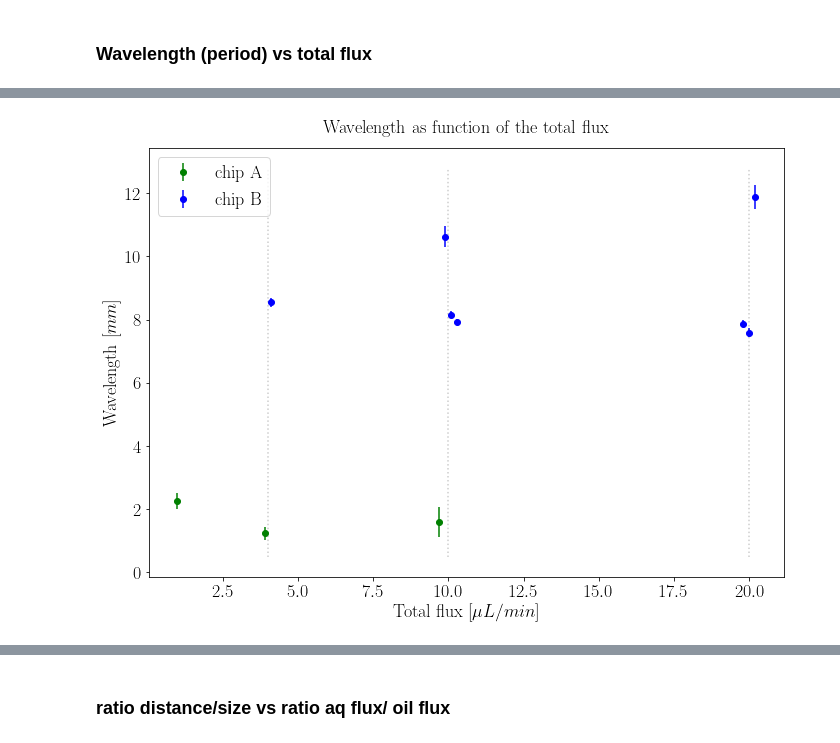
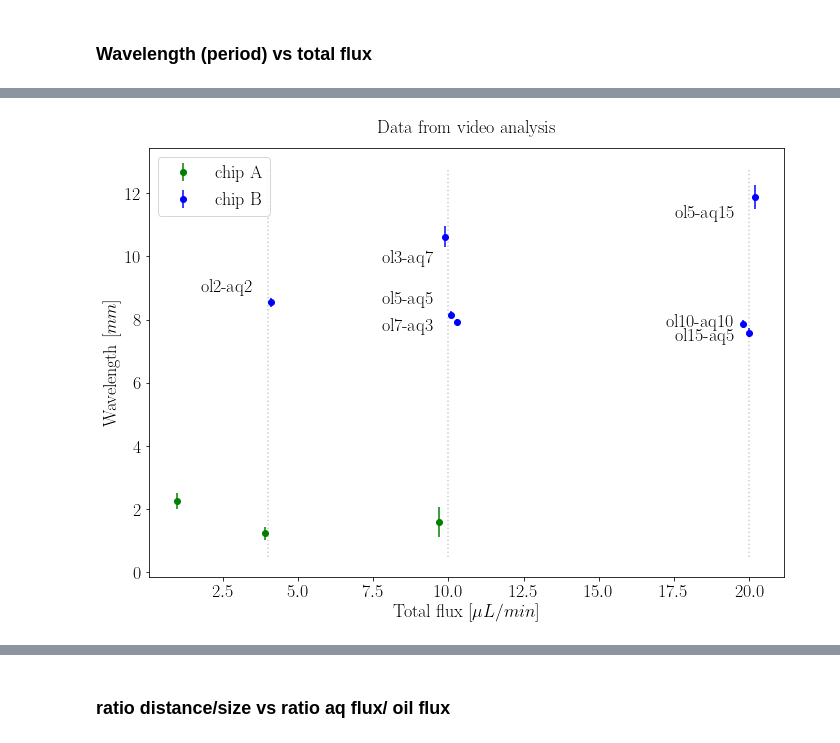
Before and after one commit to AlessandroLovo/T-junction, a Jupyter notebook: T-data/Results/Finisher_Rev2.ipynb, the cells around one changed output, grey strips where cells are left out. Cells and saved outputs as stored; diff of their text form; code cells hidden in the pictures.

```diff
--- a/T-data/Results/Finisher_Rev2.ipynb
+++ b/T-data/Results/Finisher_Rev2.ipynb
@@ -285,20 +285,20 @@ I_A_velocity_n = np.array(ufloat_converter(np.array(df_reader(label_I_A, 'veloci
 
 # fluxes --------------------------------------------------
 # electronic - chip B
-Flux_aq_E_B  = np.array(label_E_B[:,4]).astype(float)
-Flux_ol_E_B  = np.array(label_E_B[:,5]).astype(float)
+Flux_aq_E_B  = np.array(label_E_B[:,5]).astype(float)
+Flux_ol_E_B  = np.array(label_E_B[:,4]).astype(float)
 Flux_tot_E_B = Flux_aq_E_B + Flux_ol_E_B
 # electronic - chip A
-Flux_aq_E_A  = np.array(label_E_A[:,4]).astype(float)
-Flux_ol_E_A  = np.array(label_E_A[:,5]).astype(float)
+Flux_aq_E_A  = np.array(label_E_A[:,5]).astype(float)
+Flux_ol_E_A  = np.array(label_E_A[:,4]).astype(float)
 Flux_tot_E_A = Flux_aq_E_A + Flux_ol_E_A
 # image - chip B
-Flux_aq_I_B  = np.array(label_I_B[:,4]).astype(float)
-Flux_ol_I_B  = np.array(label_I_B[:,5]).astype(float)
+Flux_aq_I_B  = np.array(label_I_B[:,5]).astype(float)
+Flux_ol_I_B  = np.array(label_I_B[:,4]).astype(float)
 Flux_tot_I_B = Flux_aq_I_B + Flux_ol_I_B
 # image - chip A
-Flux_aq_I_A  = np.array(label_I_A[:,4]).astype(float)
-Flux_ol_I_A  = np.array(label_I_A[:,5]).astype(float)
+Flux_aq_I_A  = np.array(label_I_A[:,5]).astype(float)
+Flux_ol_I_A  = np.array(label_I_A[:,4]).astype(float)
 Flux_tot_I_A = Flux_aq_I_A + Flux_ol_I_A
 # %% [output]
 2-12_B-ol10-aq10_e.csv  Temporal distance 1      YES
@@ -346,0 +373,4 @@ plt.show()
+# %%
+print('ol \t aq \t lambda')
+for i in list(zip(Flux_ol_I_B, Flux_aq_I_B, I_B_wavelength)):
+    print(i)
@@ -347,19 +386,24 @@ plt.show()
 # %%
 fig = plt.figure(figsize=(10,7.5))
 
 ax = fig.add_subplot()
 ax.set_xlabel('Total flux $[\mu L/min]$')
 ax.set_ylabel('Wavelength $[mm]$')
 
 dm = uplt.DataMisaligner(x_misalignment=0.2)
 
 dm.add(Flux_tot_I_A, I_A_wavelength, ax = ax,  fmt='o', alpha = 1., color='green', label = 'chip A')
 dm.add(Flux_tot_I_B, I_B_wavelength, ax = ax,  fmt='o', alpha = 1., color='blue', label = 'chip B')
 dm.plot(ax)
 
+a = 0.9
+for i in range(len(I_B_wavelength)):
+    ax.annotate(f'ol{Flux_ol_I_B[i] :.0f}-aq{Flux_aq_I_B[i] :.0f}',
+                (Flux_tot_I_B[i] - 0.5, I_B_wavelength[i].n + np.random.uniform(-a,a)), horizontalalignment='right')
+
 ax.legend(loc='best')
-plt.title('Wavelength as function of the total flux', loc='center', pad=15)
+plt.title('Data from video analysis', loc='center', pad=15)
 fig.tight_layout()
 plt.show()
 # %% [output]
-[figure, old version]
+[figure, new version]
```
Also changed, not shown: parts of 22 cells of this notebook, 1 other file.
